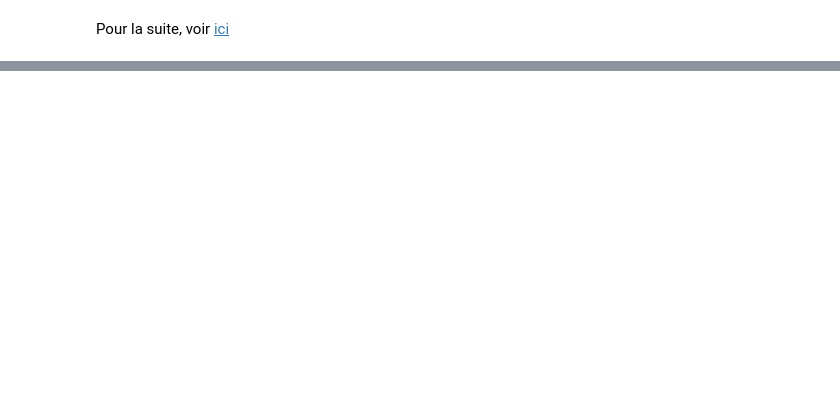
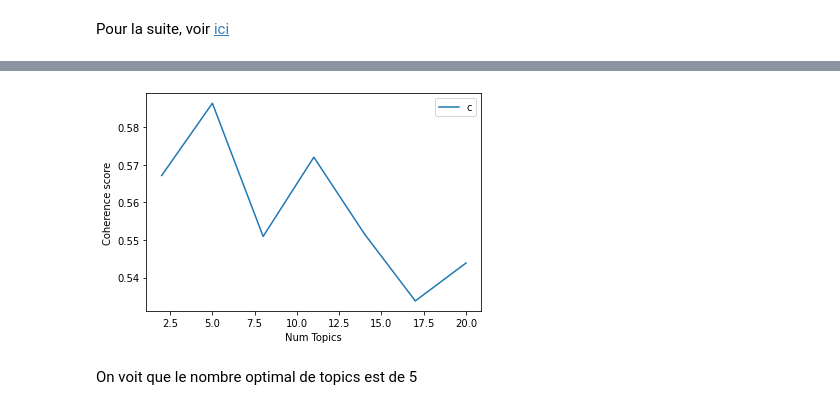
Before and after one commit to OC-P06/NLP, a Jupyter notebook: P06_NLP.ipynb, the cells around one changed output, grey strips where cells are left out. Drawn from its saved outputs; the diff is of its cells as text; code cells hidden in the pictures; blank space fills up the shorter version.

```diff
--- a/P06_NLP.ipynb
+++ b/P06_NLP.ipynb
@@ -322,6 +451,6 @@ for i in range(nb_reviews):
 # %%
-reviews['cleaned_text'] = pd.DataFrame(cleaned_list)
-reviews.head()
+#reviews['cleaned_text'] = pd.DataFrame(cleaned_list)
+#reviews.head()
 # %% [markdown]
 ### 2.2. Création du "bag of words" avec Gensim
 # %% [markdown]
@@ -408,0 +565,27 @@ print('\nCoherence Score: ', coherence_lda)
+# %%
+%%time
+def compute_coherence_values(dictionary, corpus, texts, start, step, limit):
+    """
+    Compute c_v coherence for various number of topics
+
+    Parameters:
+    ----------
+    dictionary : Gensim dictionary
+    corpus : Gensim corpus
+    texts : List of input texts
+    limit : Max num of topics
+
+    Returns:
+    -------
+    model_list : List of LDA topic models
+    coherence_values : Coherence values corresponding to the LDA model with respective number of topics
+    """
+    coherence_values = []
+    model_list = []
+    for num_topics in range(start, limit, step):
+        model=LdaModel(corpus=corpus, id2word=dictionary, num_topics=num_topics)
+        model_list.append(model)
+        coherencemodel = CoherenceModel(model=model, texts=cleaned_list_tokenized, dictionary=id2word, coherence='c_v')
+        coherence_values.append(coherencemodel.get_coherence())
+
+    return model_list, coherence_values
@@ -408,0 +595,15 @@ print('\nCoherence Score: ', coherence_lda)
+# %%
+model_list, coherence_values = compute_coherence_values(dictionary=id2word, corpus=corpus, texts=cleaned_list_tokenized, start=2, limit=21, step=3)
+# Show graph
+import matplotlib.pyplot as plt
+start=2; limit=21; step=3;
+x = range(start, limit, step)
+plt.plot(x, coherence_values)
+plt.xlabel("Num Topics")
+plt.ylabel("Coherence score")
+plt.legend(("coherence_values"), loc='best')
+plt.show()
+# %% [output]
+[figure, added]
+# %% [markdown]
+On voit que le nombre optimal de topics est de 5
```
Also changed, not shown: parts of 99 cells of this notebook.
